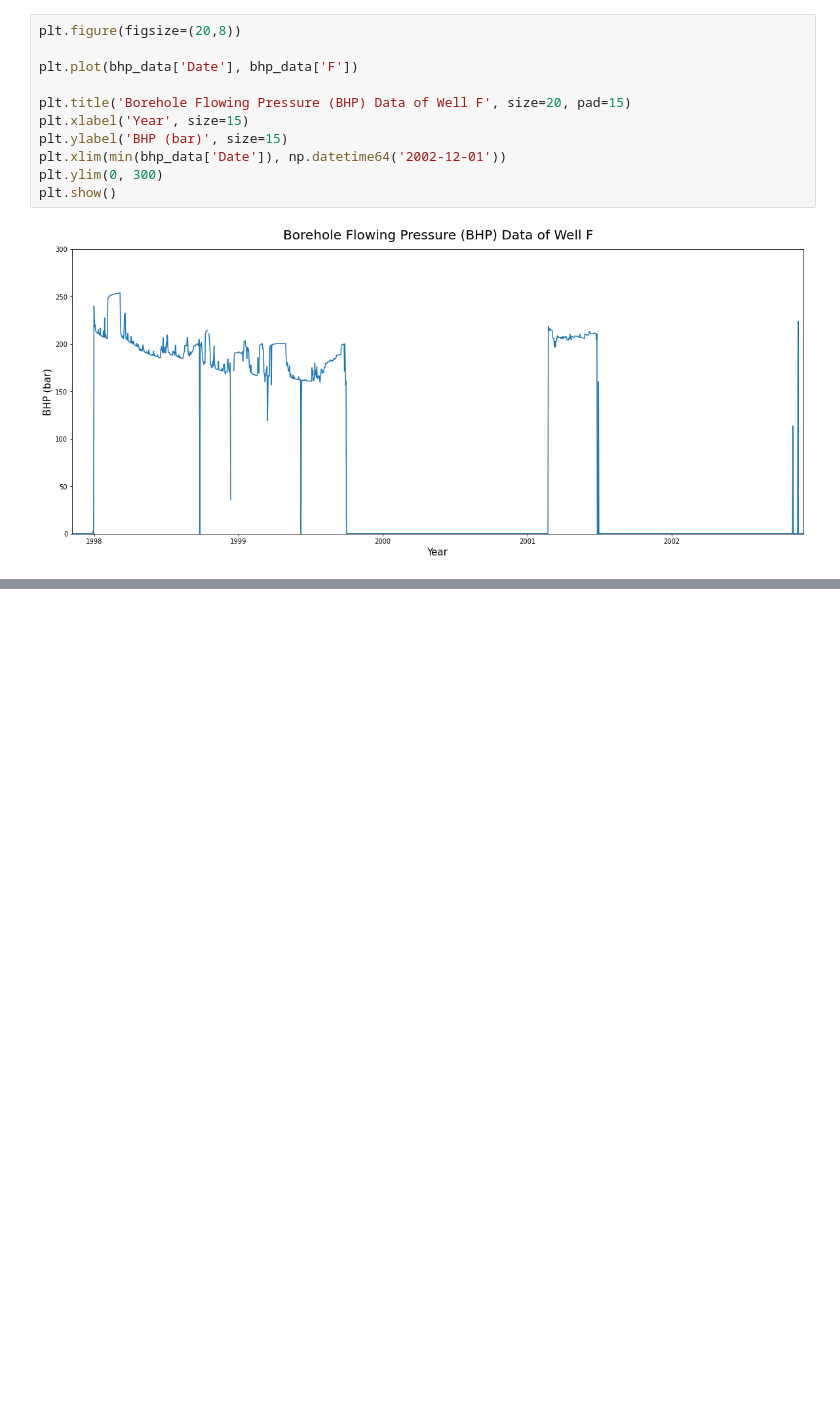
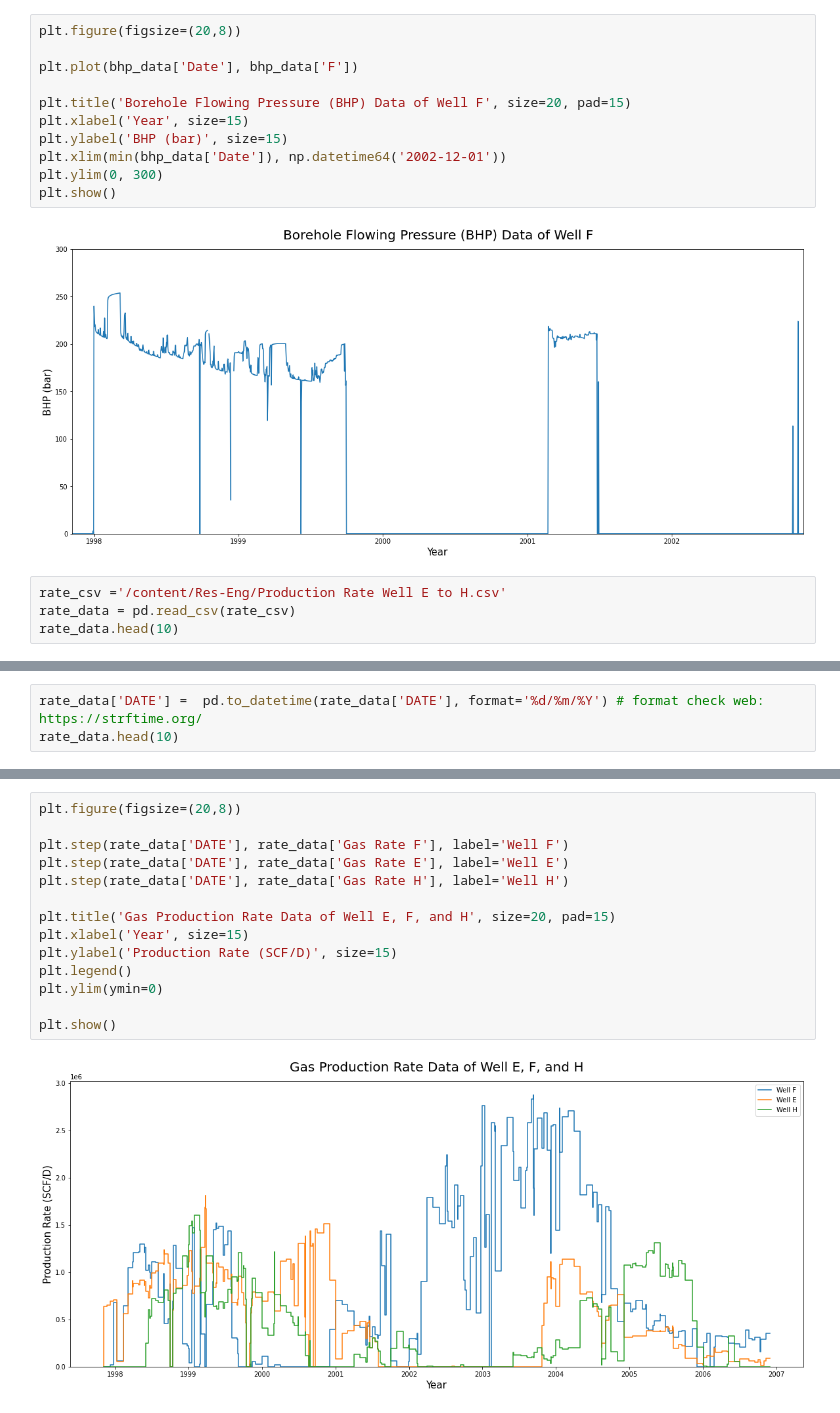
Before and after one commit to kamalif/Res-Eng, a Jupyter notebook: Production_Data.ipynb, the cells around one changed output, grey strips where cells are left out. Cells and saved outputs as stored; diff of their text form; blank space fills up the shorter version.

```diff
--- a/Production_Data.ipynb
+++ b/Production_Data.ipynb
@@ -89,3 +84,7 @@ plt.ylim(0, 300)
 plt.show()
 # %% [output]
 [figure]
+# %%
+rate_csv ='/content/Res-Eng/Production Rate Well E to H.csv'
+rate_data = pd.read_csv(rate_csv)
+rate_data.head(10)
@@ -91,0 +103,3 @@ plt.show()
+# %%
+rate_data['DATE'] =  pd.to_datetime(rate_data['DATE'], format='%d/%m/%Y') # format check web: https://strftime.org/
+rate_data.head(10)
@@ -91,0 +118,16 @@ plt.show()
+# %%
+plt.figure(figsize=(20,8))
+
+plt.step(rate_data['DATE'], rate_data['Gas Rate F'], label='Well F')
+plt.step(rate_data['DATE'], rate_data['Gas Rate E'], label='Well E')
+plt.step(rate_data['DATE'], rate_data['Gas Rate H'], label='Well H')
+
+plt.title('Gas Production Rate Data of Well E, F, and H', size=20, pad=15)
+plt.xlabel('Year', size=15)
+plt.ylabel('Production Rate (SCF/D)', size=15)
+plt.legend()
+plt.ylim(ymin=0)
+
+plt.show()
+# %% [output]
+[figure, added]
```
Also changed, not shown: parts of 7 cells of this notebook.
